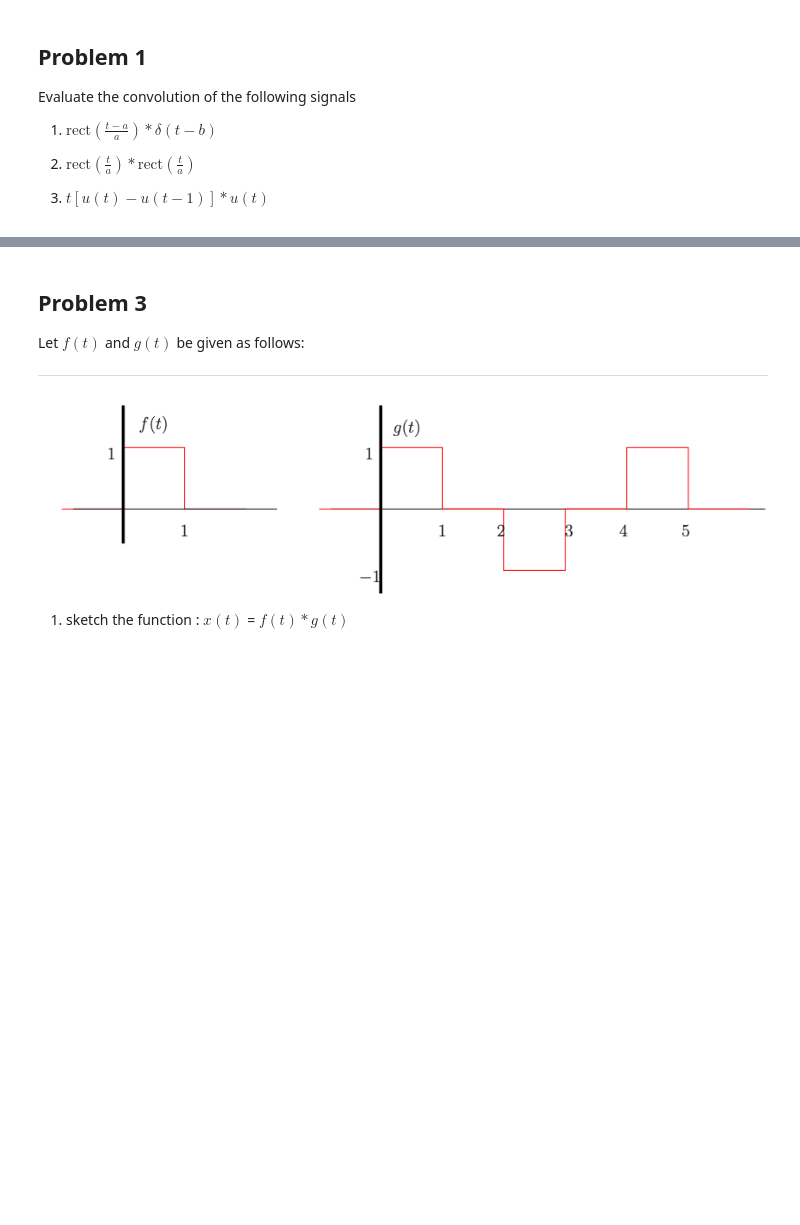
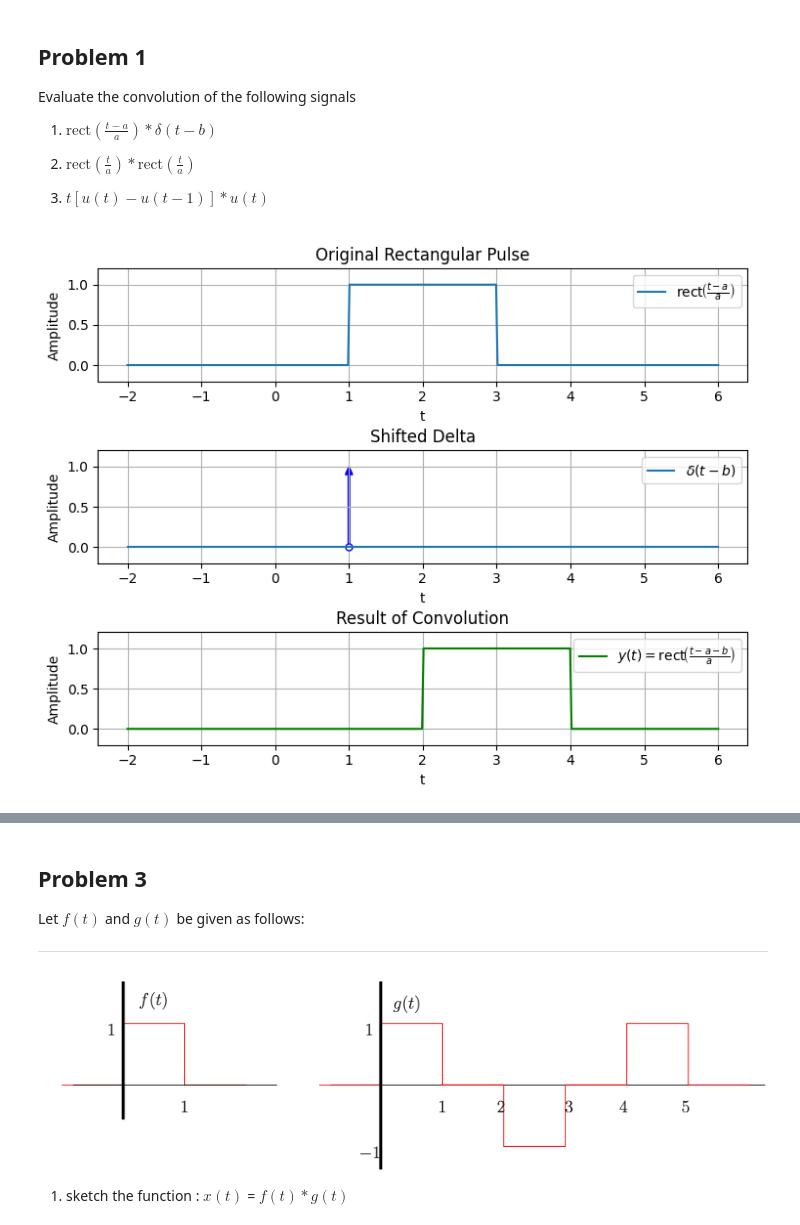
Before and after one commit to patthadon-p/CEDT-2110203-CEM-II, a Jupyter notebook: signal/homework-2/code/signal-homework-02-notebook.ipynb, the cells around one changed output, grey strips where cells are left out. Cells and saved outputs as stored; diff of their text form; code cells hidden in the pictures; blank space fills up the shorter version.

Commit message:
SIGNAL Homework-02 | Problem 1

```diff
--- a/signal/homework-2/code/signal-homework-02-notebook.ipynb
+++ b/signal/homework-2/code/signal-homework-02-notebook.ipynb
@@ -12,3 +16,13 @@ import cv2
+# %%
+def rect_signal(t):
+    return 1.0 if (t <= 0.5) & (t >= -0.5) else 0.0
+
+rect_signal_vectorize = np.vectorize(rect_signal)
+# %%
+def delta_signal(t):
+    return 1.0 if t == 0 else 0.0
+
+delta_signal_vectorize = np.vectorize(delta_signal)
 # %% [markdown]
 ## Problem 1
 Evaluate the convolution of the following signals
@@ -17,5 +31,53 @@ Evaluate the convolution of the following signals
 2. $\textrm{rect} \left( \frac{t}{a} \right) * \textrm{rect} \left( \frac{t}{a} \right) $
 
 3. $ t[u(t)-u(t-1)]*u(t) $
-
-<!-- 3. $\textrm{rect} \left( \frac{t}{a} \right) * \textrm{sgn}(t) $ -->
+# %%
+# Problem 1.1.
+
+import numpy as np
+import matplotlib.pyplot as plt
+
+# Parameters
+a = 2.0
+b = 1.0
+t = np.linspace(-2, 6, 400)
+
+# Define signals
+rect_signal = rect_signal_vectorize((t - a) / a)
+delta_signal = delta_signal_vectorize(t - b)
+
+# Convolution result:
+y = rect_signal_vectorize((t - a - b) / a)
+
+# Plot
+fig, axs = plt.subplots(3, 1, figsize=(8, 6))
+plt.tight_layout(pad=3)
+
+axs[0].plot(t, rect_signal, label=r"$\mathrm{rect}\!\left(\frac{t - a}{a}\right)$")
+axs[0].set_title("Original Rectangular Pulse")
+axs[0].legend(loc="upper right")
+axs[0].grid(True)
+
+axs[1].arrow(b, 0, 0, 1, head_width=0.1, head_length=0.1, width=0.02, fc="blue", ec="blue", length_includes_head=True)
+axs[1].plot(b, 0, color="blue", marker = "o", markerfacecolor="white", markersize=5)
+axs[1].plot(t, delta_signal, label=r"$\delta(t - b)$")
+axs[1].set_title("Shifted Delta")
+axs[1].legend(loc="upper right")
+axs[1].grid(True)
+
+
+axs[2].plot(t, y, "g", label=r"$y(t) = \mathrm{rect}\!\left(\frac{t - a - b}{a}\right)$")
+axs[2].set_title("Result of Convolution")
+axs[2].legend(loc="upper right")
+axs[2].grid(True)
+
+for ax in axs:
+    ax.set_xlabel("t")
+    ax.set_ylabel("Amplitude")
+    ax.set_ylim(-0.2, 1.2)
+
+plt.savefig("../images/problem_1_1.png", dpi=300, bbox_inches="tight")
+
+plt.show()
+# %% [output]
+[figure, added]
```
Also changed, not shown: parts of 7 cells of this notebook, 6 other files.
